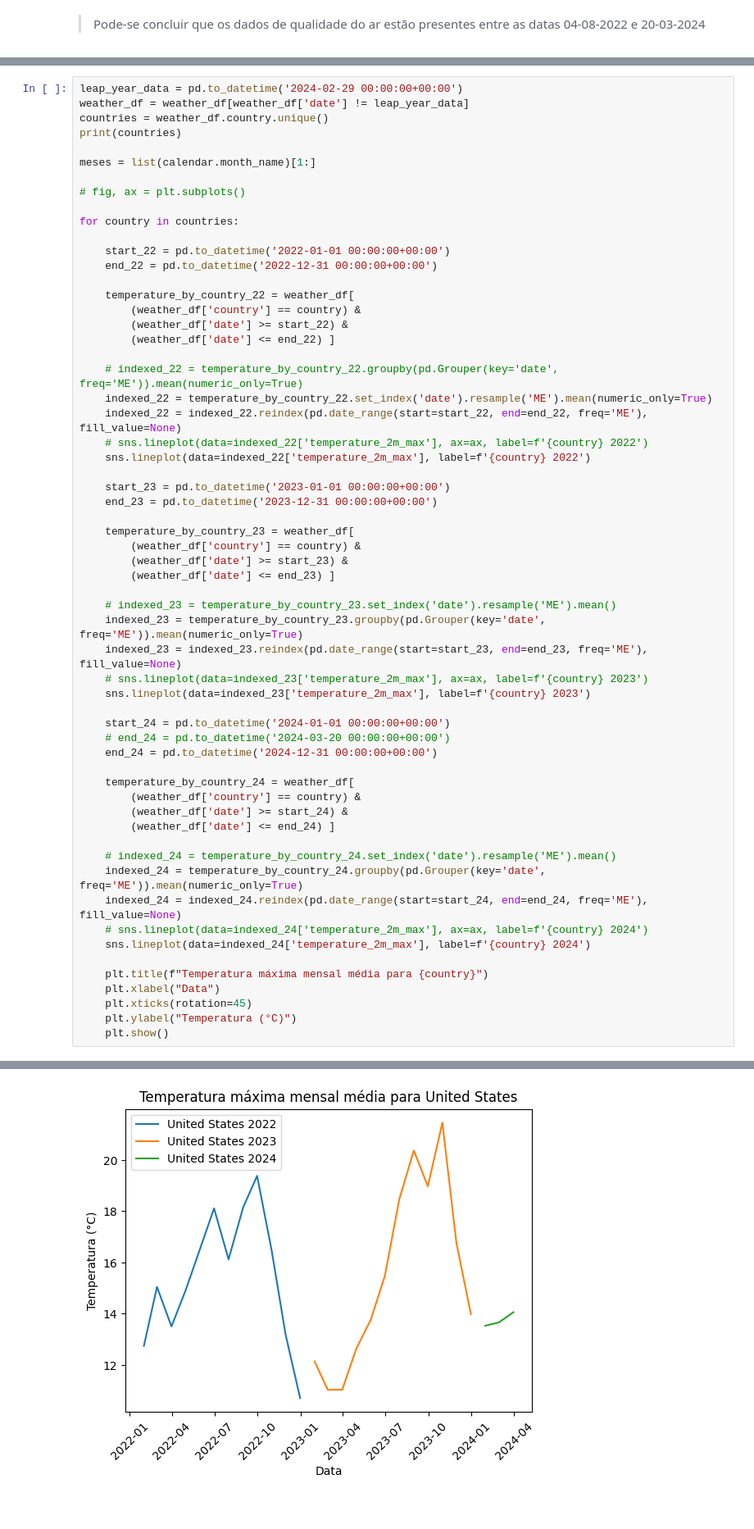
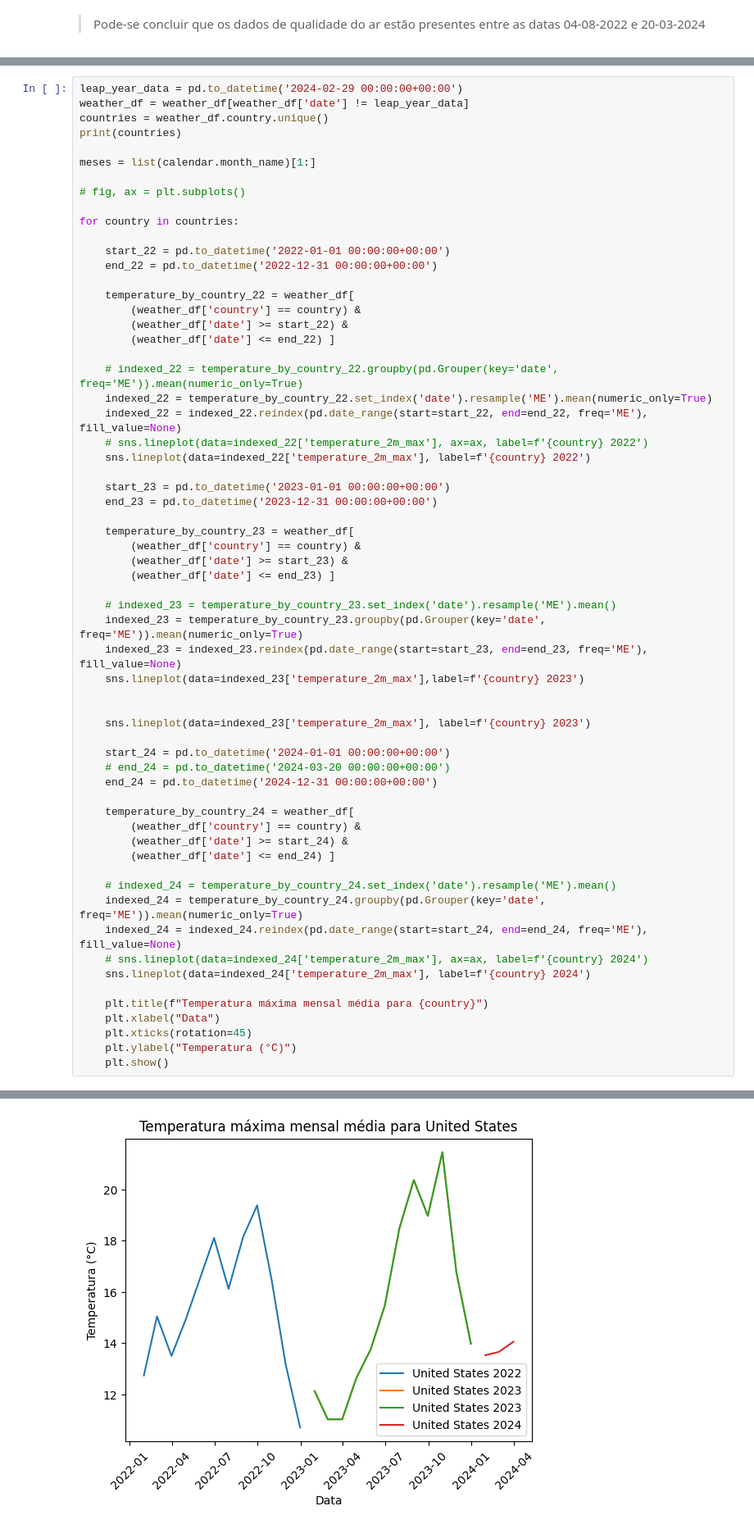
Before and after one commit to anycarolinys/projeto_dados_tabulares, a Jupyter notebook: daily_weather_EDA.ipynb, the cells around one changed output, grey strips where cells are left out. Shown at 82% size. Saved outputs shown, nothing was run; the diff lists cells and outputs as text.

```diff
--- a/daily_weather_EDA.ipynb
+++ b/daily_weather_EDA.ipynb
@@ -342,7 +342,9 @@ for country in countries:
     # indexed_23 = temperature_by_country_23.set_index('date').resample('ME').mean()
     indexed_23 = temperature_by_country_23.groupby(pd.Grouper(key='date', freq='ME')).mean(numeric_only=True)
     indexed_23 = indexed_23.reindex(pd.date_range(start=start_23, end=end_23, freq='ME'), fill_value=None)
-    # sns.lineplot(data=indexed_23['temperature_2m_max'], ax=ax, label=f'{country} 2023')
+    sns.lineplot(data=indexed_23['temperature_2m_max'],label=f'{country} 2023')
+
+
     sns.lineplot(data=indexed_23['temperature_2m_max'], label=f'{country} 2023')
 
     start_24 = pd.to_datetime('2024-01-01 00:00:00+00:00')
@@ -372 +374 @@ for country in countries:
-[figure, old version]
+[figure, new version]
```
Also changed, not shown: parts of 2 cells of this notebook.
